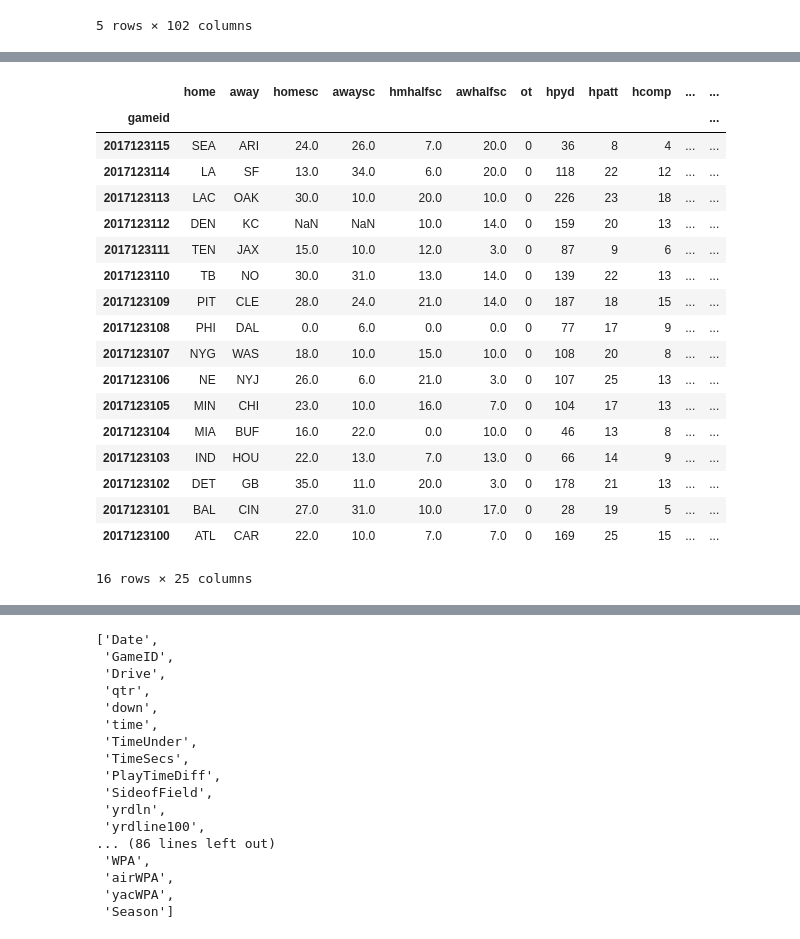
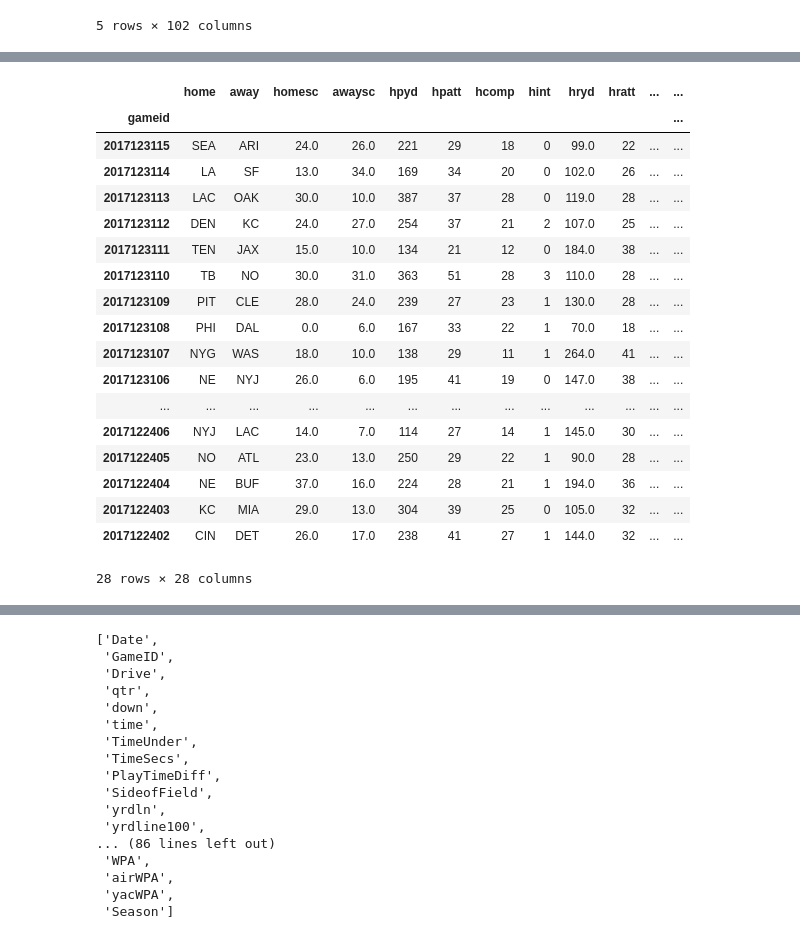
Before and after one commit to tylerursuy/NFL_Project, a Jupyter notebook: wrangling.ipynb, the cells around one changed output, grey strips where cells are left out. Saved outputs shown, nothing was run; the diff lists cells and outputs as text; code cells hidden in the pictures.

```diff
--- a/wrangling.ipynb
+++ b/wrangling.ipynb
@@ -146,38 +176,51 @@ df.iloc[i-5:i+2][['desc', 'TimeSecs', 'qtr']]
 # %%
 #ot.extend([0]); homesc.extend([0]); awaysc.extend([0])
 
-hpassyds = hpassyds[:-1]; hpatts = hpatts[:-1]; hcomp = hcomp[:-1]; hints = hints[:-1]; hrushyds = hrushyds[:-1]; hratts = hratts[:-1]
-apassyds = apassyds[:-1]; apatts = apatts[:-1]; acomp = acomp[:-1]; aints = aints[:-1]; arushyds = arushyds[:-1]; aratts = aratts[:-1]
+hpassyds = hpassyds[:-1]; hpatts = hpatts[:-1]; hcomp = hcomp[:-1]; hints = hints[:-1]; hrushyds = hrushyds[:-1]
+hratts = hratts[:-1]; hsacks = hsacks[:-1]; hsackyds = hsackyds[:-1]; hfums = hfums[:-1]; hfumlost = hfumlost[:-1]
+apassyds = apassyds[:-1]; apatts = apatts[:-1]; acomp = acomp[:-1]; aints = aints[:-1]; arushyds = arushyds[:-1]
+aratts = aratts[:-1]; asacks = asacks[:-1]; asackyds = asackyds[:-1]; afums = afums[:-1]; afumlost = afumlost[:-1]
 # %%
 wrangled = pd.DataFrame({'gameid':gameid, 'home':hometm, 'away':awaytm, 'homesc':homesc, 'awaysc':awaysc,
                          'hmhalfsc':hmhalfsc, 'awhalfsc':awhalfsc, 'ot':ot,
                          'hpyd':hpassyds, 'hpatt':hpatts, 'hcomp':hcomp, 'hypa':hypa, 'hcomppct':hcpct, 'hint':hints,
-                         'hryd':hrushyds, 'hratt':hratts, 'hypr':hypr,
+                         'hryd':hrushyds, 'hratt':hratts, 'hypr':hypr, 'hsacks':hsacks, 'hsackyds':hsackyds,
+                         'hfum':hfums, 'hfuml':hfumlost,
                          'apyd':apassyds, 'apatt':apatts, 'acomp':acomp, 'aypa':aypa, 'acomppct':acpct, 'aint':aints,
-                         'aryd':arushyds, 'aratt':aratts, 'aypr':aypr})
+                         'aryd':arushyds, 'aratt':aratts, 'aypr':aypr, 'asacks':asacks, 'asackyds':asackyds,
+                        'afum':afums, 'afuml':afumlost})
+# %%
+htotyds = wrangled[['hpyd','hryd','hsackyds']].transpose().sum()
+atotyds = wrangled[['apyd','aryd','asackyds']].transpose().sum()
+htos = wrangled[['hint','hfuml']].transpose().sum()
+atos = wrangled[['aint','afuml']].transpose().sum()
+wrangled['htotyds'] = htotyds; wrangled['atotyds'] = atotyds
+wrangled['htos'] = htos; wrangled['atos'] = atos
 # %%
 wrangled = wrangled.set_index('gameid')
-# %%
-wrangled.head(16)
-# %% [output]
-|  | home | away | homesc | awaysc | hmhalfsc | awhalfsc | ot | hpyd | hpatt | hcomp | ... | ... |
-| gameid |  |  |  |  |  |  |  |  |  |  |  | ... |
-| 2017123115 | SEA | ARI | 24.0 | 26.0 | 7.0 | 20.0 | 0 | 36 | 8 | 4 | ... | ... |
-| 2017123114 | LA | SF | 13.0 | 34.0 | 6.0 | 20.0 | 0 | 118 | 22 | 12 | ... | ... |
-| 2017123113 | LAC | OAK | 30.0 | 10.0 | 20.0 | 10.0 | 0 | 226 | 23 | 18 | ... | ... |
-| 2017123112 | DEN | KC | NaN | NaN | 10.0 | 14.0 | 0 | 159 | 20 | 13 | ... | ... |
-| 2017123111 | TEN | JAX | 15.0 | 10.0 | 12.0 | 3.0 | 0 | 87 | 9 | 6 | ... | ... |
-| 2017123110 | TB | NO | 30.0 | 31.0 | 13.0 | 14.0 | 0 | 139 | 22 | 13 | ... | ... |
-| 2017123109 | PIT | CLE | 28.0 | 24.0 | 21.0 | 14.0 | 0 | 187 | 18 | 15 | ... | ... |
-| 2017123108 | PHI | DAL | 0.0 | 6.0 | 0.0 | 0.0 | 0 | 77 | 17 | 9 | ... | ... |
-| 2017123107 | NYG | WAS | 18.0 | 10.0 | 15.0 | 10.0 | 0 | 108 | 20 | 8 | ... | ... |
-| 2017123106 | NE | NYJ | 26.0 | 6.0 | 21.0 | 3.0 | 0 | 107 | 25 | 13 | ... | ... |
-| 2017123105 | MIN | CHI | 23.0 | 10.0 | 16.0 | 7.0 | 0 | 104 | 17 | 13 | ... | ... |
-| 2017123104 | MIA | BUF | 16.0 | 22.0 | 0.0 | 10.0 | 0 | 46 | 13 | 8 | ... | ... |
-| 2017123103 | IND | HOU | 22.0 | 13.0 | 7.0 | 13.0 | 0 | 66 | 14 | 9 | ... | ... |
-| 2017123102 | DET | GB | 35.0 | 11.0 | 20.0 | 3.0 | 0 | 178 | 21 | 13 | ... | ... |
-| 2017123101 | BAL | CIN | 27.0 | 31.0 | 10.0 | 17.0 | 0 | 28 | 19 | 5 | ... | ... |
-| 2017123100 | ATL | CAR | 22.0 | 10.0 | 7.0 | 7.0 | 0 | 169 | 25 | 15 | ... | ... |
-16 rows × 25 columns
+# %%
+wrangled.head(28).loc[:,['home','away','homesc','awaysc',
+                  'hpyd','hpatt','hcomp','hint','hryd','hratt','hsacks','hsackyds','htotyds','hfum','hfuml','htos',
+                  'apyd','apatt','acomp','aint','aryd','aratt','asacks','asackyds','atotyds','afum','afuml','atos']]
+# %% [output]
+|  | home | away | homesc | awaysc | hpyd | hpatt | hcomp | hint | hryd | hratt | ... | ... |
+| gameid |  |  |  |  |  |  |  |  |  |  |  | ... |
+| 2017123115 | SEA | ARI | 24.0 | 26.0 | 221 | 29 | 18 | 0 | 99.0 | 22 | ... | ... |
+| 2017123114 | LA | SF | 13.0 | 34.0 | 169 | 34 | 20 | 0 | 102.0 | 26 | ... | ... |
+| 2017123113 | LAC | OAK | 30.0 | 10.0 | 387 | 37 | 28 | 0 | 119.0 | 28 | ... | ... |
+| 2017123112 | DEN | KC | 24.0 | 27.0 | 254 | 37 | 21 | 2 | 107.0 | 25 | ... | ... |
+| 2017123111 | TEN | JAX | 15.0 | 10.0 | 134 | 21 | 12 | 0 | 184.0 | 38 | ... | ... |
+| 2017123110 | TB | NO | 30.0 | 31.0 | 363 | 51 | 28 | 3 | 110.0 | 28 | ... | ... |
+| 2017123109 | PIT | CLE | 28.0 | 24.0 | 239 | 27 | 23 | 1 | 130.0 | 28 | ... | ... |
+| 2017123108 | PHI | DAL | 0.0 | 6.0 | 167 | 33 | 22 | 1 | 70.0 | 18 | ... | ... |
+| 2017123107 | NYG | WAS | 18.0 | 10.0 | 138 | 29 | 11 | 1 | 264.0 | 41 | ... | ... |
+| 2017123106 | NE | NYJ | 26.0 | 6.0 | 195 | 41 | 19 | 0 | 147.0 | 38 | ... | ... |
+| ... | ... | ... | ... | ... | ... | ... | ... | ... | ... | ... | ... | ... |
+| 2017122406 | NYJ | LAC | 14.0 | 7.0 | 114 | 27 | 14 | 1 | 145.0 | 30 | ... | ... |
+| 2017122405 | NO | ATL | 23.0 | 13.0 | 250 | 29 | 22 | 1 | 90.0 | 28 | ... | ... |
+| 2017122404 | NE | BUF | 37.0 | 16.0 | 224 | 28 | 21 | 1 | 194.0 | 36 | ... | ... |
+| 2017122403 | KC | MIA | 29.0 | 13.0 | 304 | 39 | 25 | 0 | 105.0 | 32 | ... | ... |
+| 2017122402 | CIN | DET | 26.0 | 17.0 | 238 | 41 | 27 | 1 | 144.0 | 32 | ... | ... |
+28 rows × 28 columns
 # %%
 wrangled.to_csv('wrangled.csv')
```
Also changed, not shown: parts of 10 cells of this notebook, 4 other files.
